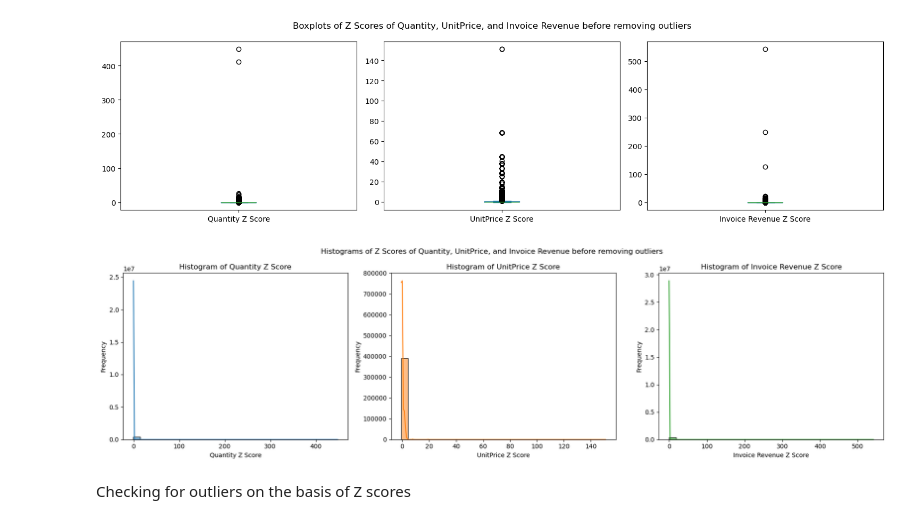
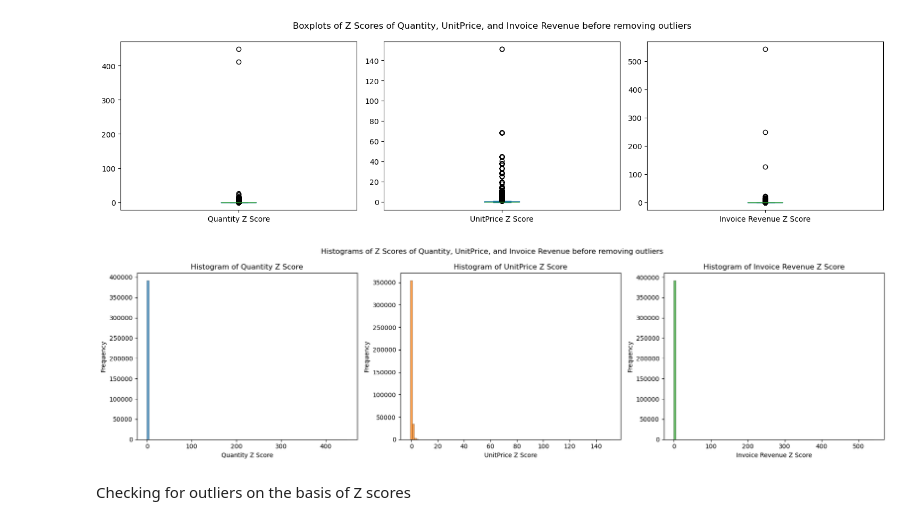
Before and after one commit to TanuTiwari4722/Freeflow_Task, a Jupyter notebook: PS2.ipynb, the cells around one changed output. Cells and saved outputs as stored; diff of their text form; code cells hidden in the pictures.

```diff
--- a/PS2.ipynb
+++ b/PS2.ipynb
@@ -505,18 +518,18 @@ plt.show()
 # %%
 plt.figure(figsize=(18, 5))
 color = ['#1f77b4', '#ff7f0e', '#2ca02c']
 for idx,col in enumerate(['Quantity Z Score','UnitPrice Z Score','Invoice Revenue Z Score']):
     plt.subplot(1, 3, idx+1)
-    sns.histplot(UCI_ret[col], kde=True, bins=30, color=color[idx])
+    sns.histplot(UCI_ret[col], bins=100, color=color[idx])
     plt.title(f'Histogram of {col}')
     plt.xlabel(col)
     plt.ylabel('Frequency')
 
 plt.suptitle('Histograms of Z Scores of Quantity, UnitPrice, and Invoice Revenue before removing outliers')
 plt.tight_layout()
 plt.show()
 # %% [output]
-[figure, old version]
+[figure, new version]
 # %% [markdown]
 Checking for outliers on the basis of Z scores
 # %% [markdown]
```
Also changed, not shown: parts of 18 cells of this notebook, 1 other file.
